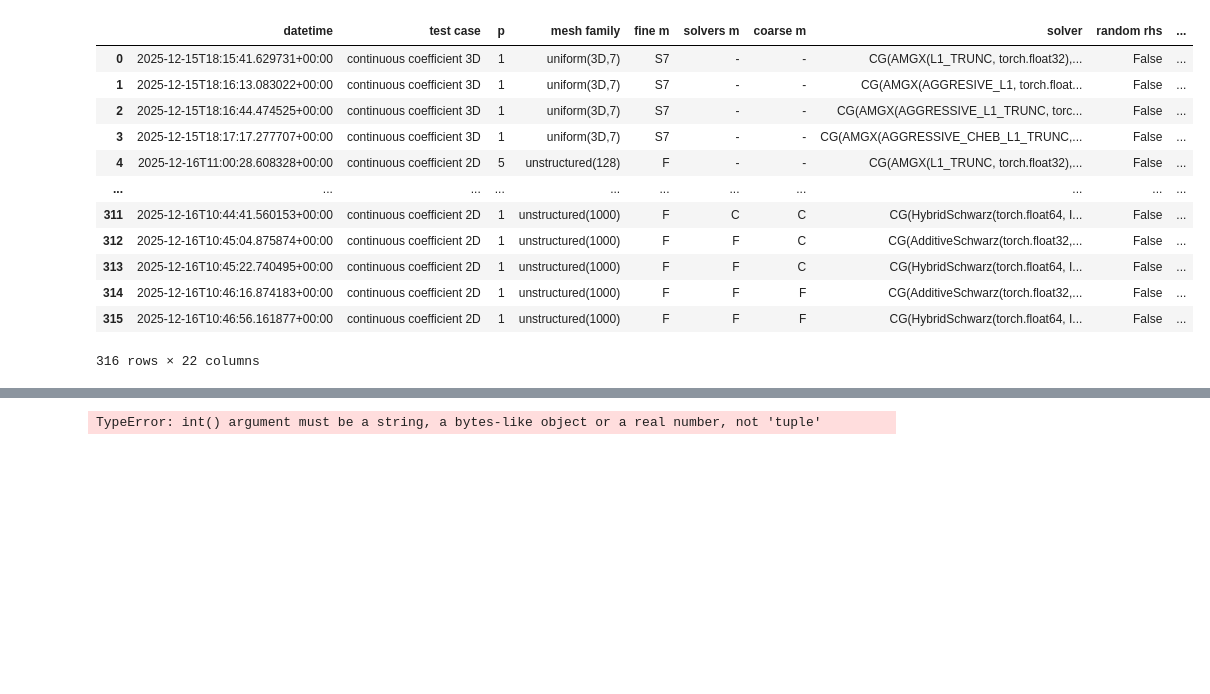
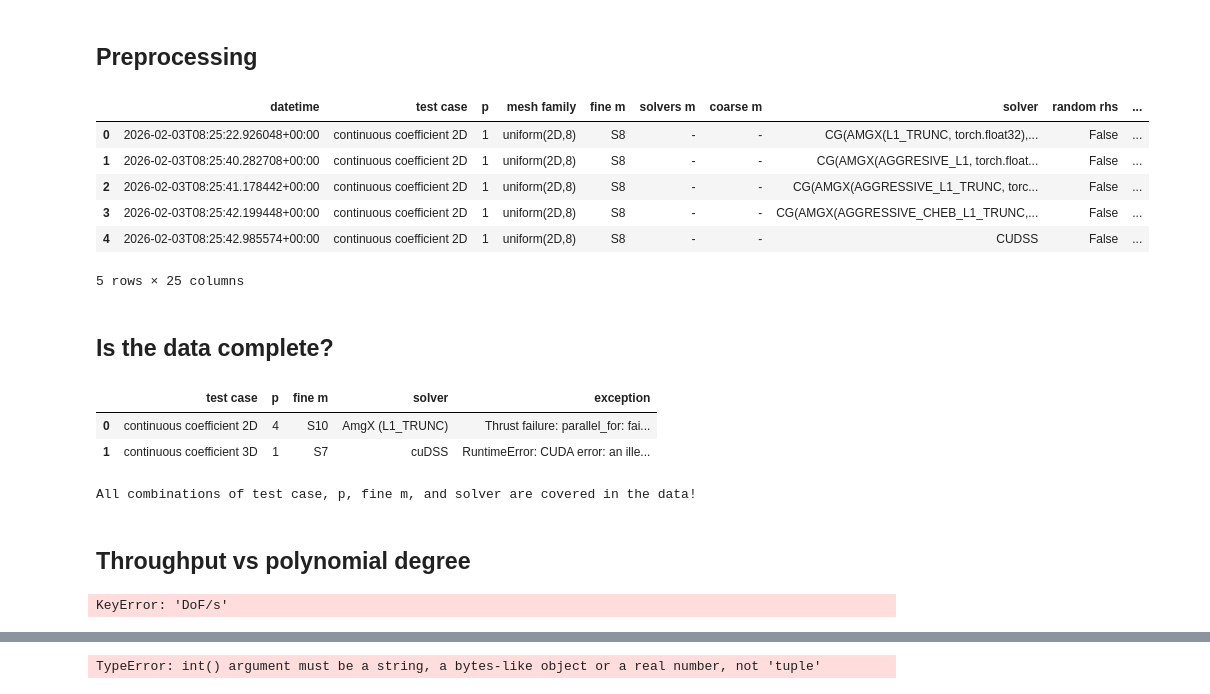
Before and after one commit to mgr0dzicki/dd-solvers, a Jupyter notebook: notebooks/best_comparison.ipynb, the cells around one changed output, grey strips where cells are left out. Saved outputs shown, nothing was run; the diff lists cells and outputs as text; code cells hidden in the pictures; blank space fills up the shorter version.

```diff
--- a/notebooks/best_comparison.ipynb
+++ b/notebooks/best_comparison.ipynb
@@ -1,3 +1,5 @@
+# %% [markdown]
+## Preprocessing
 # %%
 import pandas as pd
 import glob
@@ -5,21 +7,15 @@ from utils import *
 # %%
 dfs = []
 for file in glob.glob(f"../results/experiment*solvers*.csv"):
     dfs.append(pd.read_csv(file))
 df = pd.concat(dfs, ignore_index=True)
 df = process_experiments_df(df)
-df
+df.head()
 # %% [output]
 |  | datetime | test case | p | mesh family | fine m | solvers m | coarse m | solver | random rhs | ... |
-| 0 | 2025-12-15T18:15:41.629731+00:00 | continuous coefficient 3D | 1 | uniform(3D,7) | S7 | - | - | CG(AMGX(L1_TRUNC, torch.float32),... | False | ... |
-| 1 | 2025-12-15T18:16:13.083022+00:00 | continuous coefficient 3D | 1 | uniform(3D,7) | S7 | - | - | CG(AMGX(AGGRESIVE_L1, torch.float... | False | ... |
-| 2 | 2025-12-15T18:16:44.474525+00:00 | continuous coefficient 3D | 1 | uniform(3D,7) | S7 | - | - | CG(AMGX(AGGRESSIVE_L1_TRUNC, torc... | False | ... |
-| 3 | 2025-12-15T18:17:17.277707+00:00 | continuous coefficient 3D | 1 | uniform(3D,7) | S7 | - | - | CG(AMGX(AGGRESSIVE_CHEB_L1_TRUNC,... | False | ... |
-| 4 | 2025-12-16T11:00:28.608328+00:00 | continuous coefficient 2D | 5 | unstructured(128) | F | - | - | CG(AMGX(L1_TRUNC, torch.float32),... | False | ... |
-| ... | ... | ... | ... | ... | ... | ... | ... | ... | ... | ... |
-| 311 | 2025-12-16T10:44:41.560153+00:00 | continuous coefficient 2D | 1 | unstructured(1000) | F | C | C | CG(HybridSchwarz(torch.float64, I... | False | ... |
-| 312 | 2025-12-16T10:45:04.875874+00:00 | continuous coefficient 2D | 1 | unstructured(1000) | F | F | C | CG(AdditiveSchwarz(torch.float32,... | False | ... |
-| 313 | 2025-12-16T10:45:22.740495+00:00 | continuous coefficient 2D | 1 | unstructured(1000) | F | F | C | CG(HybridSchwarz(torch.float64, I... | False | ... |
-| 314 | 2025-12-16T10:46:16.874183+00:00 | continuous coefficient 2D | 1 | unstructured(1000) | F | F | F | CG(AdditiveSchwarz(torch.float32,... | False | ... |
-| 315 | 2025-12-16T10:46:56.161877+00:00 | continuous coefficient 2D | 1 | unstructured(1000) | F | F | F | CG(HybridSchwarz(torch.float64, I... | False | ... |
+| 0 | 2026-02-03T08:25:22.926048+00:00 | continuous coefficient 2D | 1 | uniform(2D,8) | S8 | - | - | CG(AMGX(L1_TRUNC, torch.float32),... | False | ... |
+| 1 | 2026-02-03T08:25:40.282708+00:00 | continuous coefficient 2D | 1 | uniform(2D,8) | S8 | - | - | CG(AMGX(AGGRESIVE_L1, torch.float... | False | ... |
+| 2 | 2026-02-03T08:25:41.178442+00:00 | continuous coefficient 2D | 1 | uniform(2D,8) | S8 | - | - | CG(AMGX(AGGRESSIVE_L1_TRUNC, torc... | False | ... |
+| 3 | 2026-02-03T08:25:42.199448+00:00 | continuous coefficient 2D | 1 | uniform(2D,8) | S8 | - | - | CG(AMGX(AGGRESSIVE_CHEB_L1_TRUNC,... | False | ... |
+| 4 | 2026-02-03T08:25:42.985574+00:00 | continuous coefficient 2D | 1 | uniform(2D,8) | S8 | - | - | CUDSS | False | ... |
-316 rows × 22 columns
+5 rows × 25 columns
@@ -25,0 +44,2 @@ df
+# %% [markdown]
+## Is the data complete?
@@ -25,0 +48,41 @@ df
+# %%
+manually_verified_to_fail = pd.read_csv("../results/manually_verified_to_fail.csv")
+manually_verified_to_fail["solver"] = manually_verified_to_fail["solver"].apply(
+    nice_solver_name
+)
+manually_verified_to_fail
+# %% [output]
+|  | test case | p | fine m | solver | exception |
+| 0 | continuous coefficient 2D | 4 | S10 | AmgX (L1_TRUNC) | Thrust failure: parallel_for: fai... |
+| 1 | continuous coefficient 3D | 1 | S7 | cuDSS | RuntimeError: CUDA error: an ille... |
+# %%
+problems = df[["test case", "p", "fine m"]].drop_duplicates().reset_index(drop=True)
+solvers = df["solver"].unique()
+
+complete = True
+for test_case, p, fine_m in problems.itertuples(index=False):
+    for solver in solvers:
+        df_subset = df[
+            (df["test case"] == test_case)
+            & (df["p"] == p)
+            & (df["fine m"] == fine_m)
+            & (df["solver"] == solver)
+        ]
+        manually_subset = manually_verified_to_fail[
+            (manually_verified_to_fail["test case"] == test_case)
+            & (manually_verified_to_fail["p"] == p)
+            & (manually_verified_to_fail["fine m"] == fine_m)
+            & (manually_verified_to_fail["solver"] == solver)
+        ]
+        if df_subset.empty and manually_subset.empty:
+            complete = False
+            print(f"No data for {test_case}, p={p}, fine m={fine_m}, solver={solver}")
+
+if complete:
+    print(
+        "All combinations of test case, p, fine m, and solver are covered in the data!"
+    )
+# %% [output]
+All combinations of test case, p, fine m, and solver are covered in the data!
+# %% [markdown]
+## Throughput vs polynomial degree
@@ -25,0 +114,10 @@ df
+# %%
+tputs = df_large.pivot_table(
+    values="DoF/s",
+    index=["test case", "p"],
+    columns=["solver"],
+    aggfunc="max",
+)
+tputs
+# %% [output]
+KeyError: 'DoF/s'
```
Also changed, not shown: parts of 13 cells of this notebook, 1 other file.
